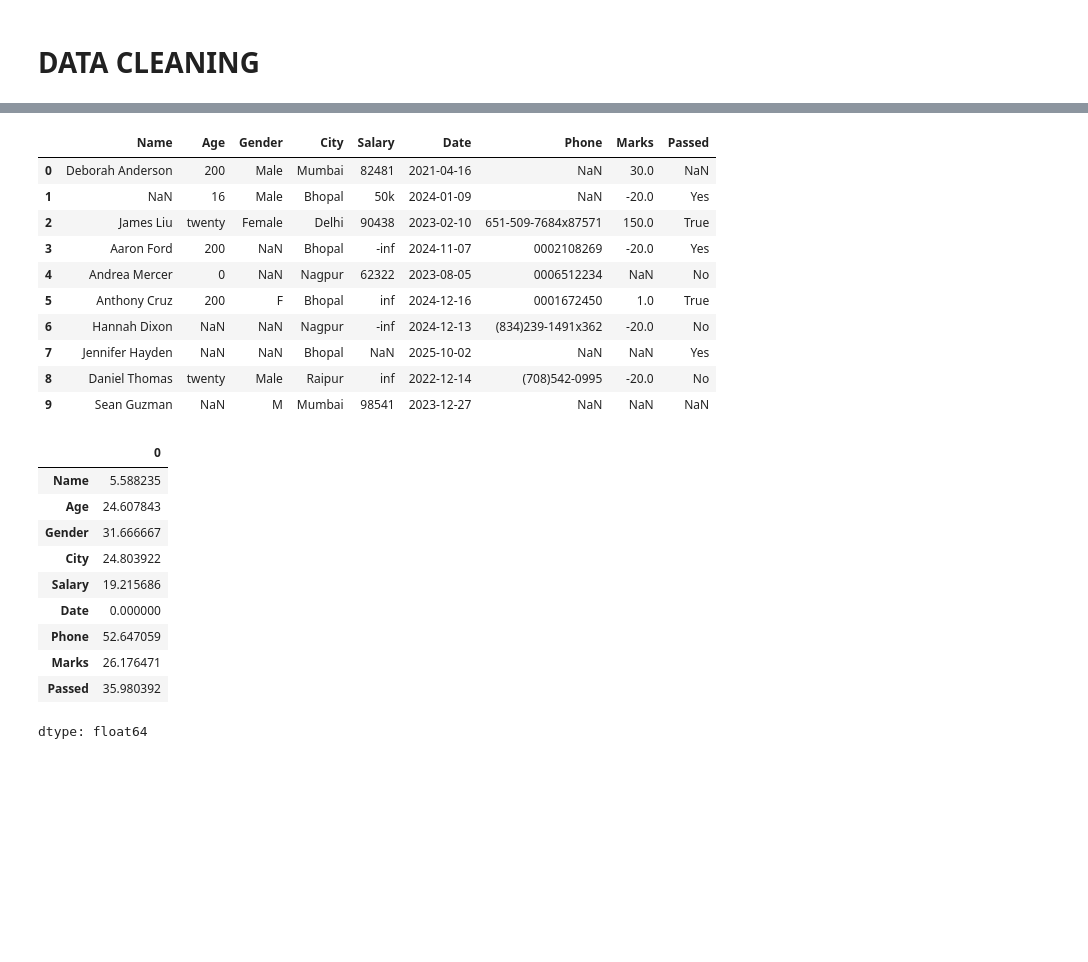
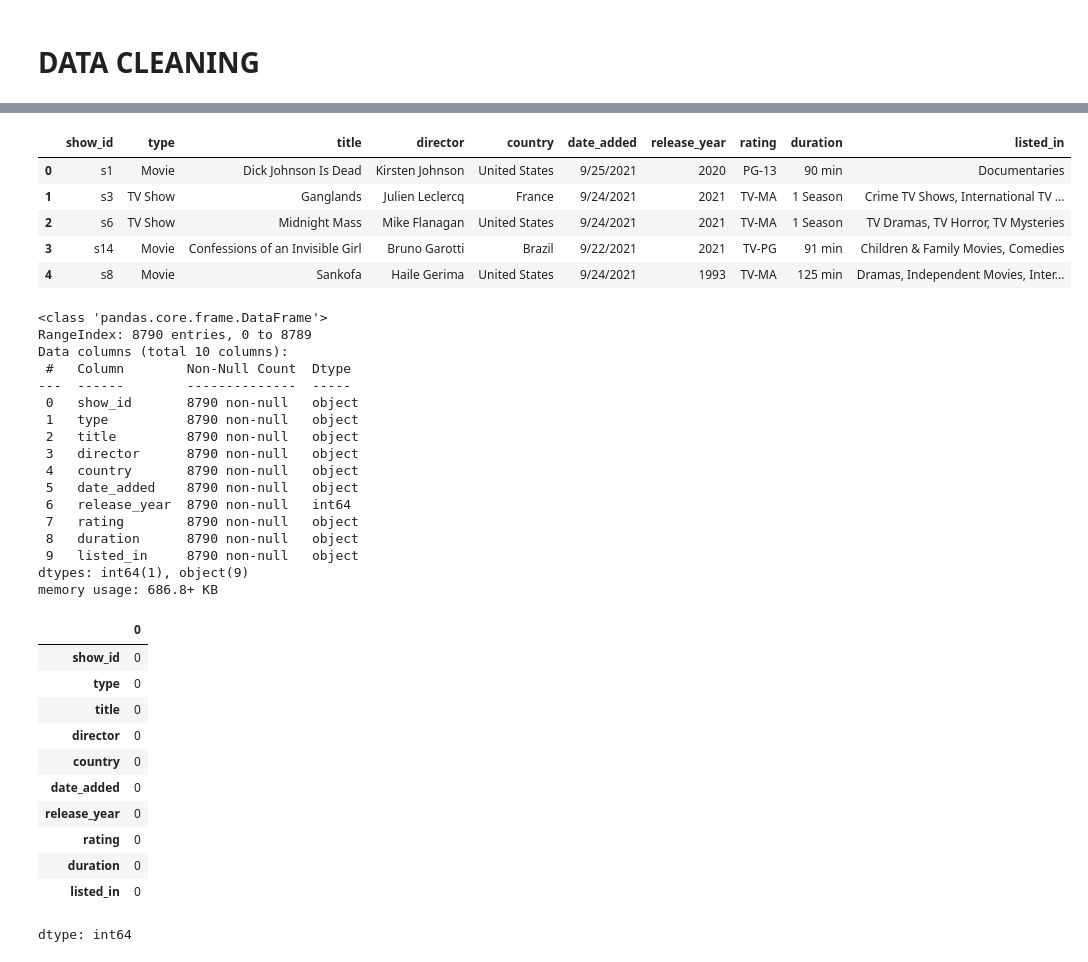
Before and after one commit to Pritishcoder07/AIMLP, a Jupyter notebook: Basic_ML.ipynb, the cells around one changed output, grey strips where cells are left out. Drawn from its saved outputs; the diff is of its cells as text; code cells hidden in the pictures; blank space fills up the shorter version.

```diff
--- a/Basic_ML.ipynb
+++ b/Basic_ML.ipynb
@@ -234,5 +234,5 @@ Saving dirty_dataset_1000.csv to dirty_dataset_1000.csv
 # %%
-messdata = pd.read_csv('dirty_dataset_1000.csv')
+messdata = pd.read_csv('netflix1.csv.zip')
 # %%
 messdata
 # %% [output]
@@ -252,28 +252,44 @@ messdata
 # %%
-messdata.head(10)
+messdata.head(5)
 # %% [output]
-|  | Name | Age | Gender | City | Salary | Date | Phone | Marks | Passed |
-| 0 | Deborah Anderson | 200 | Male | Mumbai | 82481 | 2021-04-16 | NaN | 30.0 | NaN |
-| 1 | NaN | 16 | Male | Bhopal | 50k | 2024-01-09 | NaN | -20.0 | Yes |
-| 2 | James Liu | twenty | Female | Delhi | 90438 | 2023-02-10 | 651-509-7684x87571 | 150.0 | True |
-| 3 | Aaron Ford | 200 | NaN | Bhopal | -inf | 2024-11-07 | 0002108269 | -20.0 | Yes |
-| 4 | Andrea Mercer | 0 | NaN | Nagpur | 62322 | 2023-08-05 | 0006512234 | NaN | No |
-| 5 | Anthony Cruz | 200 | F | Bhopal | inf | 2024-12-16 | 0001672450 | 1.0 | True |
-| 6 | Hannah Dixon | NaN | NaN | Nagpur | -inf | 2024-12-13 | (834)239-1491x362 | -20.0 | No |
-| 7 | Jennifer Hayden | NaN | NaN | Bhopal | NaN | 2025-10-02 | NaN | NaN | Yes |
-| 8 | Daniel Thomas | twenty | Male | Raipur | inf | 2022-12-14 | (708)542-0995 | -20.0 | No |
-| 9 | Sean Guzman | NaN | M | Mumbai | 98541 | 2023-12-27 | NaN | NaN | NaN |
+|  | show_id | type | title | director | country | date_added | release_year | rating | duration | listed_in |
+| 0 | s1 | Movie | Dick Johnson Is Dead | Kirsten Johnson | United States | 9/25/2021 | 2020 | PG-13 | 90 min | Documentaries |
+| 1 | s3 | TV Show | Ganglands | Julien Leclercq | France | 9/24/2021 | 2021 | TV-MA | 1 Season | Crime TV Shows, International TV ... |
+| 2 | s6 | TV Show | Midnight Mass | Mike Flanagan | United States | 9/24/2021 | 2021 | TV-MA | 1 Season | TV Dramas, TV Horror, TV Mysteries |
+| 3 | s14 | Movie | Confessions of an Invisible Girl | Bruno Garotti | Brazil | 9/22/2021 | 2021 | TV-PG | 91 min | Children & Family Movies, Comedies |
+| 4 | s8 | Movie | Sankofa | Haile Gerima | United States | 9/24/2021 | 1993 | TV-MA | 125 min | Dramas, Independent Movies, Inter... |
+# %%
+messdata.info()
+# %% [output]
+<class 'pandas.core.frame.DataFrame'>
+RangeIndex: 8790 entries, 0 to 8789
+Data columns (total 10 columns):
+ #   Column        Non-Null Count  Dtype
+---  ------        --------------  -----
+ 0   show_id       8790 non-null   object
+ 1   type          8790 non-null   object
+ 2   title         8790 non-null   object
+ 3   director      8790 non-null   object
+ 4   country       8790 non-null   object
+ 5   date_added    8790 non-null   object
+ 6   release_year  8790 non-null   int64
+ 7   rating        8790 non-null   object
+ 8   duration      8790 non-null   object
+ 9   listed_in     8790 non-null   object
+dtypes: int64(1), object(9)
+memory usage: 686.8+ KB
 # %%
-messdata.isnull().sum()*100/len(messdata)
+messdata.isnull().sum()
 # %% [output]
 |  | 0 |
-| Name | 5.588235 |
-| Age | 24.607843 |
-| Gender | 31.666667 |
-| City | 24.803922 |
-| Salary | 19.215686 |
-| Date | 0.000000 |
-| Phone | 52.647059 |
-| Marks | 26.176471 |
-| Passed | 35.980392 |
+| show_id | 0 |
+| type | 0 |
+| title | 0 |
+| director | 0 |
+| country | 0 |
+| date_added | 0 |
+| release_year | 0 |
+| rating | 0 |
+| duration | 0 |
+| listed_in | 0 |
-dtype: float64
+dtype: int64
```
Also changed, not shown: parts of 8 cells of this notebook.
